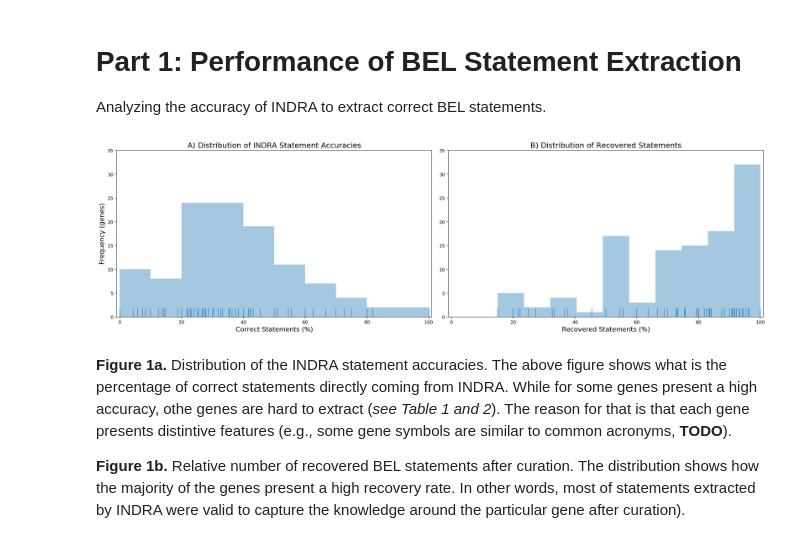
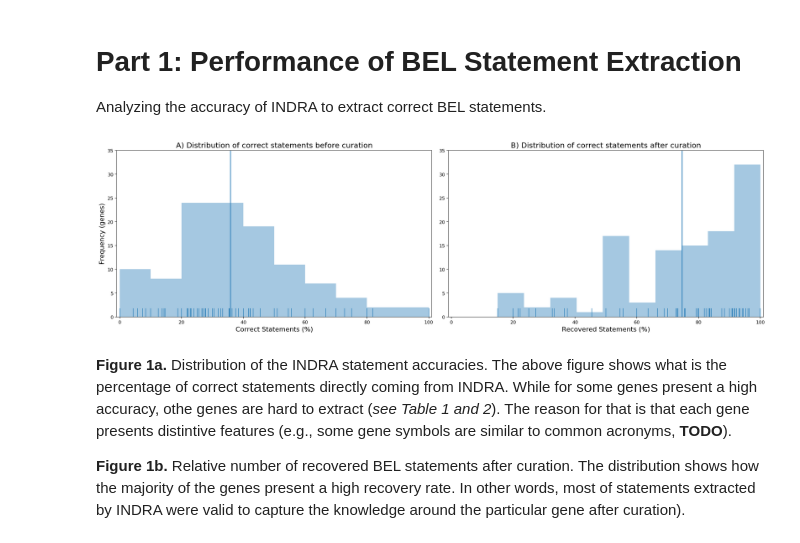
Before and after one commit to bel-enrichment/hbp-results, a Jupyter notebook: notebooks/INDRA Curation Notebook.ipynb, the cells around one changed output. Cells and saved outputs as stored; diff of their text form; code cells hidden in the pictures.

Commit message:
Add mean to fig 1

```diff
--- a/notebooks/INDRA Curation Notebook.ipynb
+++ b/notebooks/INDRA Curation Notebook.ipynb
@@ -101,10 +101,6 @@ for gene_symbol, (correct, error, other_statement, modified, not_curated, total)
     # Total statements recovered
     statements_recovered = correct + modified + other_statement
 
-    if total_curated == 0 or statements_recovered == 0 or gene_symbol in BLACKLIST:
-        print("Skipping gene {}".format(gene_symbol))
-        continue
-
     time_gene = time_df.loc[gene_symbol] # Get info for the given gene
 
     curator = time_gene['Curator']
@@ -126,42 +122,52 @@ for gene_symbol, (correct, error, other_statement, modified, not_curated, total)
 fig = plt.figure(figsize=(30, 6), dpi=140)
 
 ax = fig.add_subplot(1, 3, 1)
-ax.set_title('A) Distribution of INDRA Statement Accuracies', fontsize=16)
+ax.set_title('A) Distribution of correct statements before curation', fontsize=16)
 ax.set_xlabel('Correct Statements (%)', fontsize=14)
 ax.set_ylabel('Frequency (genes)', fontsize=14)
 ax.set_xlim(-1, 101)
 ax.set_ylim(0, 35)
 
 sns.distplot(
     [
         value * 100
         for value in avg_corrected.values() # Normalize accuracies to 100%
     ],
     kde=False,
     rug=True,
     bins=10
 )
 
+mean_corrected = mean(avg_corrected.values()) * 100
+
+# Plot average line
+ax.axvline(x=mean_corrected)
+
 ax = fig.add_subplot(1, 3, 2)
-ax.set_title('B) Distribution of Recovered Statements', fontsize=16)
+ax.set_title('B) Distribution of correct statements after curation', fontsize=16)
 ax.set_xlabel('Recovered Statements (%)', fontsize=14)
 ax.set_xlim(-1, 101)
 ax.set_ylim(0, 35)
 
 sns.distplot(
     [
         value * 100
         for value in avg_triplets_extracted.values() # Normalize statements extracted to 100%
     ],
     kde=False,
     rug=True,
     bins=10
 )
 
+mean_recovered = mean(avg_triplets_extracted.values()) * 100
+
+# Plot average line
+ax.axvline(x=mean_recovered)
+
 plt.tight_layout()
 plt.show()
 # %% [output]
-[figure, old version]
+[figure, new version]
 # %% [markdown]
 __Figure 1a.__ Distribution of the INDRA statement accuracies. The above figure shows what is the percentage of correct statements directly coming from INDRA. While for some genes present a high accuracy, othe genes are hard to extract (*see Table 1 and 2*). The reason for that is that each gene presents distintive features (e.g., some gene symbols are similar to common acronyms, __TODO__).
 
```
Also changed, not shown: parts of 4 cells of this notebook.
